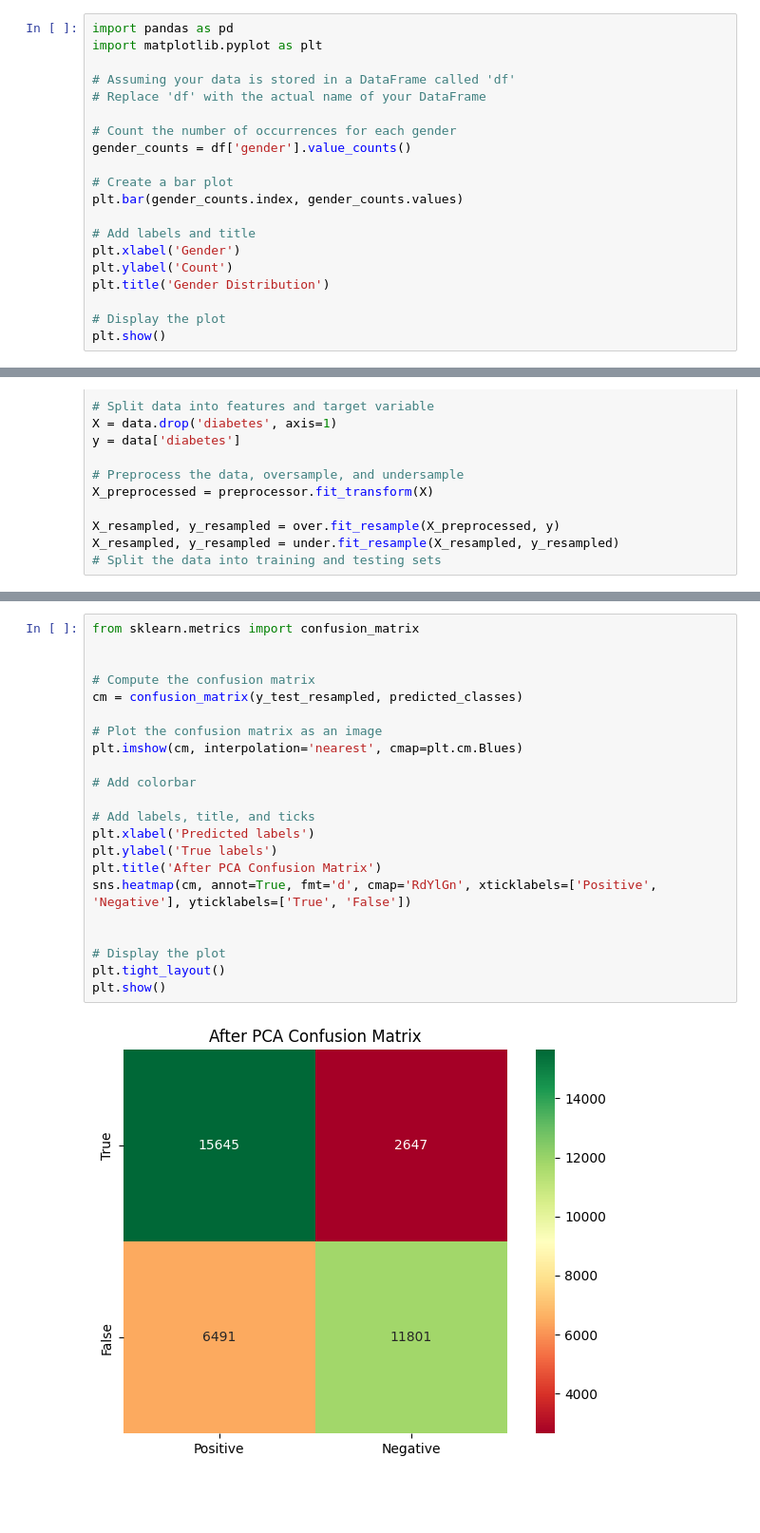
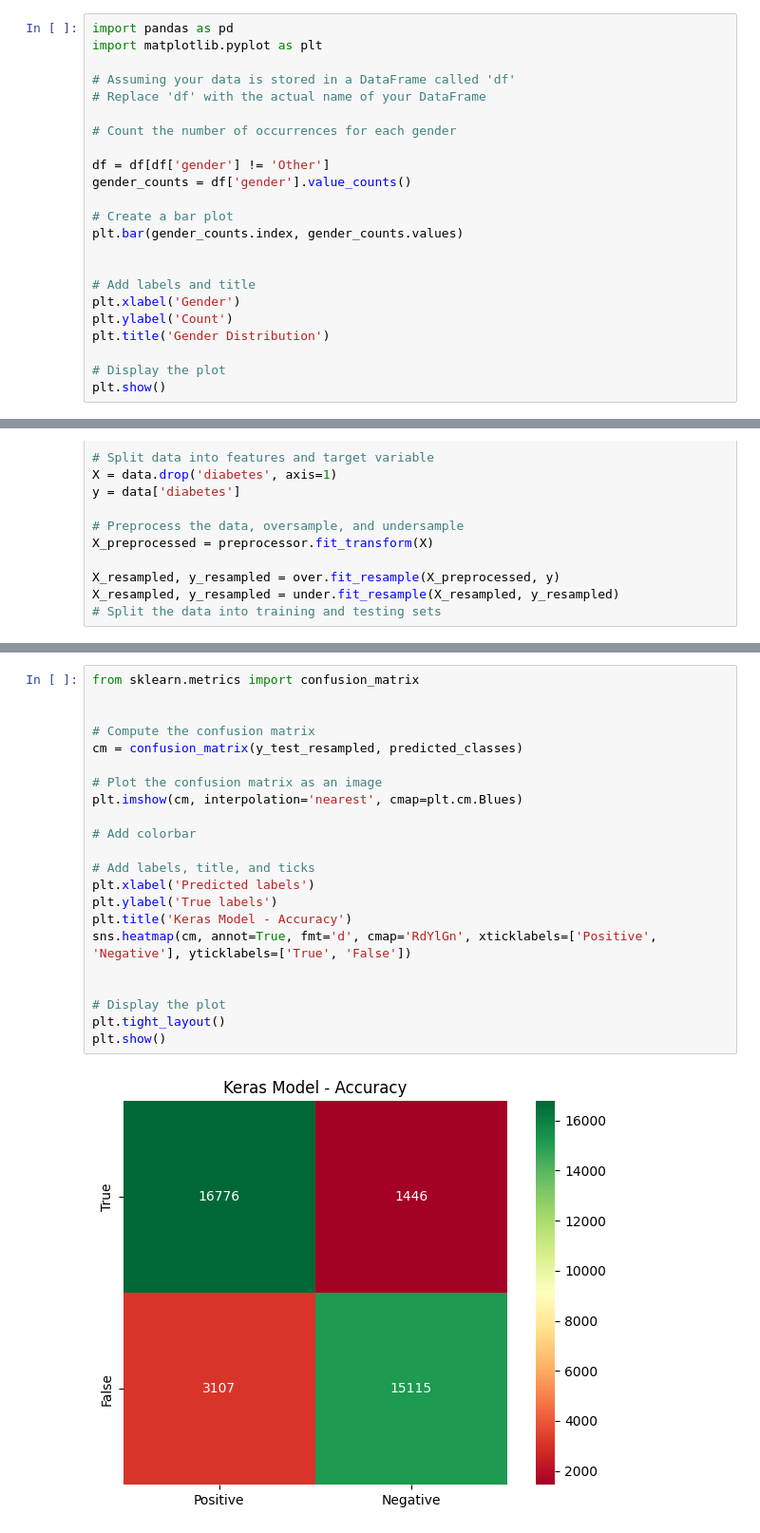
Before and after one commit to nataliea30/DiabetesML, a Jupyter notebook: Keras Attempt.ipynb, the cells around one changed output, grey strips where cells are left out. Shown: that part at 95% size. Drawn from its saved outputs; the diff is of its cells as text; blank space fills up the shorter version.

```diff
--- a/Keras Attempt.ipynb
+++ b/Keras Attempt.ipynb
@@ -23,10 +23,13 @@ import matplotlib.pyplot as plt
 # Replace 'df' with the actual name of your DataFrame
 
 # Count the number of occurrences for each gender
+
+df = df[df['gender'] != 'Other']
 gender_counts = df['gender'].value_counts()
 
 # Create a bar plot
 plt.bar(gender_counts.index, gender_counts.values)
+
 
 # Add labels and title
 plt.xlabel('Gender')
@@ -332,24 +337,24 @@ Test Accuracy: 0.7502186894416809
 # %%
 from sklearn.metrics import confusion_matrix
 
 
 # Compute the confusion matrix
 cm = confusion_matrix(y_test_resampled, predicted_classes)
 
 # Plot the confusion matrix as an image
 plt.imshow(cm, interpolation='nearest', cmap=plt.cm.Blues)
 
 # Add colorbar
 
 # Add labels, title, and ticks
 plt.xlabel('Predicted labels')
 plt.ylabel('True labels')
-plt.title('After PCA Confusion Matrix')
+plt.title('Keras Model - Accuracy')
 sns.heatmap(cm, annot=True, fmt='d', cmap='RdYlGn', xticklabels=['Positive', 'Negative'], yticklabels=['True', 'False'])
 
 
 # Display the plot
 plt.tight_layout()
 plt.show()
 # %% [output]
-[figure, old version]
+[figure, new version]
```
Also changed, not shown: parts of 8 cells of this notebook.
